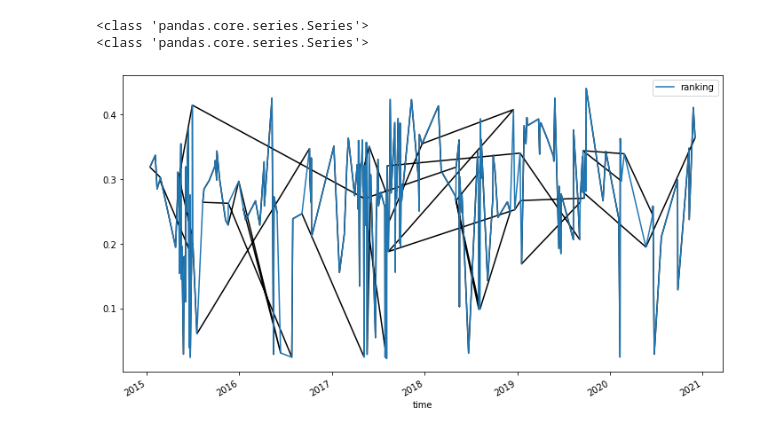
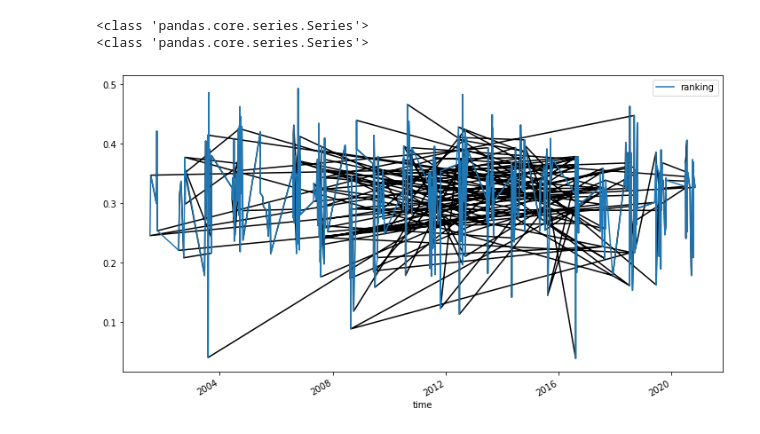
Before and after one commit to IsuruAriyarathne/challenge-wildfires, a Jupyter notebook: us/notebooks/filter_location_time_series.ipynb, the cells around one changed output. Saved outputs shown, nothing was run; the diff lists cells and outputs as text; code cells hidden in the pictures.

```diff
--- a/us/notebooks/filter_location_time_series.ipynb
+++ b/us/notebooks/filter_location_time_series.ipynb
@@ -14,5 +29,5 @@ from tqdm import tqdm
 # %%
-url = '../data/australia_old_prepared.csv'
+url = '../data/australia_prepared.csv'
 aus_fires = pd.read_csv(url, parse_dates=['time'])
 aus_fires.shape
 aus_fires.head()
@@ -65,8 +60,8 @@ def filterLocation(aus_fires,latitude,longitude):
     filtered = aus_fires[(aus_fires.latitude == latitude)&(aus_fires.longitude == longitude)]
     return filtered
 # %%
-lat = -20.6
-lng = 116.8
+lat = -12.5
+lng = 141.9
 filtered = filterLocation(aus_fires,lat,lng)
 # %%
 filtered.head(25)
@@ -111,12 +94,12 @@ print(type(aus_fires.value.ranking))
 <class 'pandas.core.series.Series'>
 <class 'pandas.core.series.Series'>
 # %%
-aus_fires = TimeSeriesData(time=filtered.time, value=filtered.ranking)
+aus_fires_ts = TimeSeriesData(time=filtered.time, value=filtered.ranking)
 # %%
 %matplotlib inline
 
 # Must pass the name of the value columns to plot
-aus_fires.plot(cols=['ranking'])
+aus_fires_ts.plot(cols=['ranking'])
 plt.show()
 # %% [output]
-[figure, old version]
+[figure, new version]
```
Also changed, not shown: parts of 9 cells of this notebook, 1 other file.
